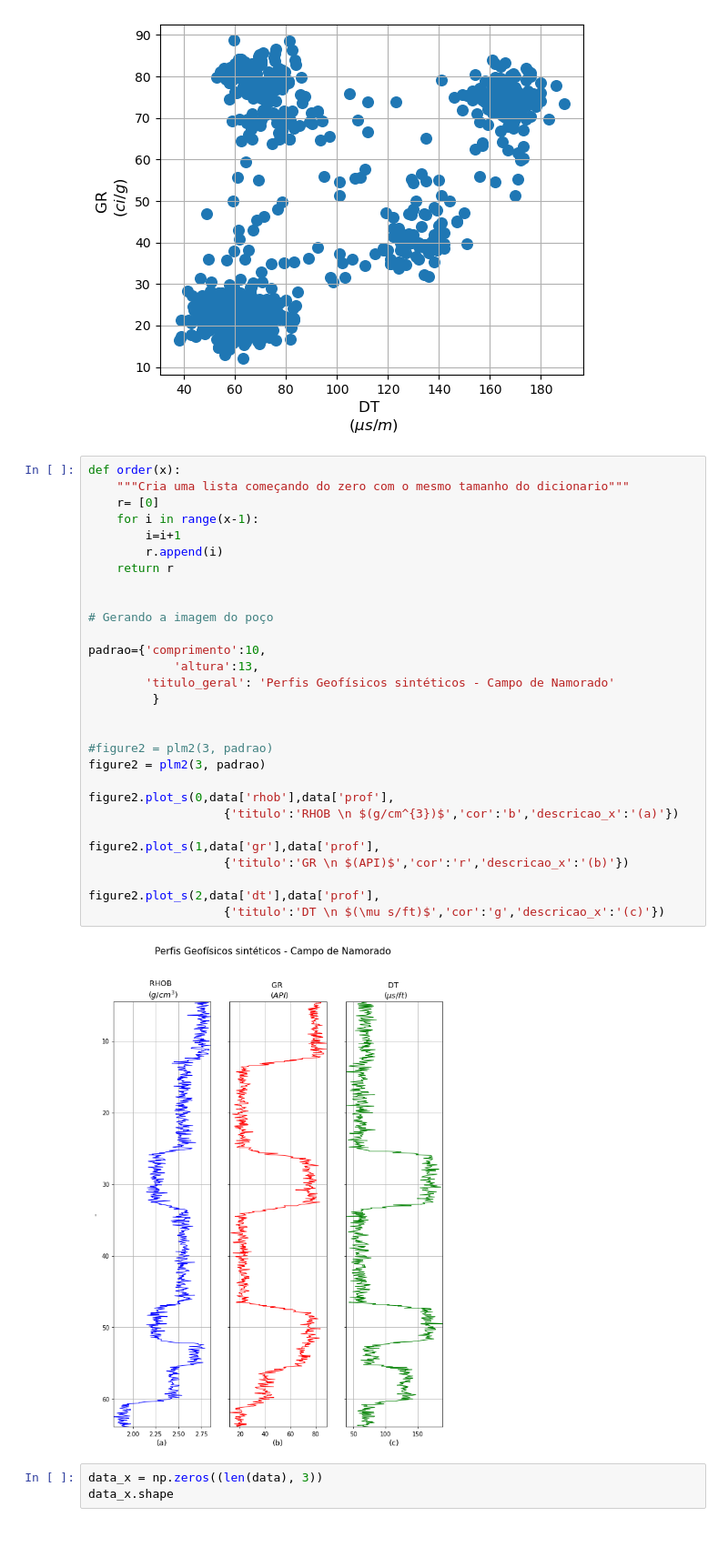
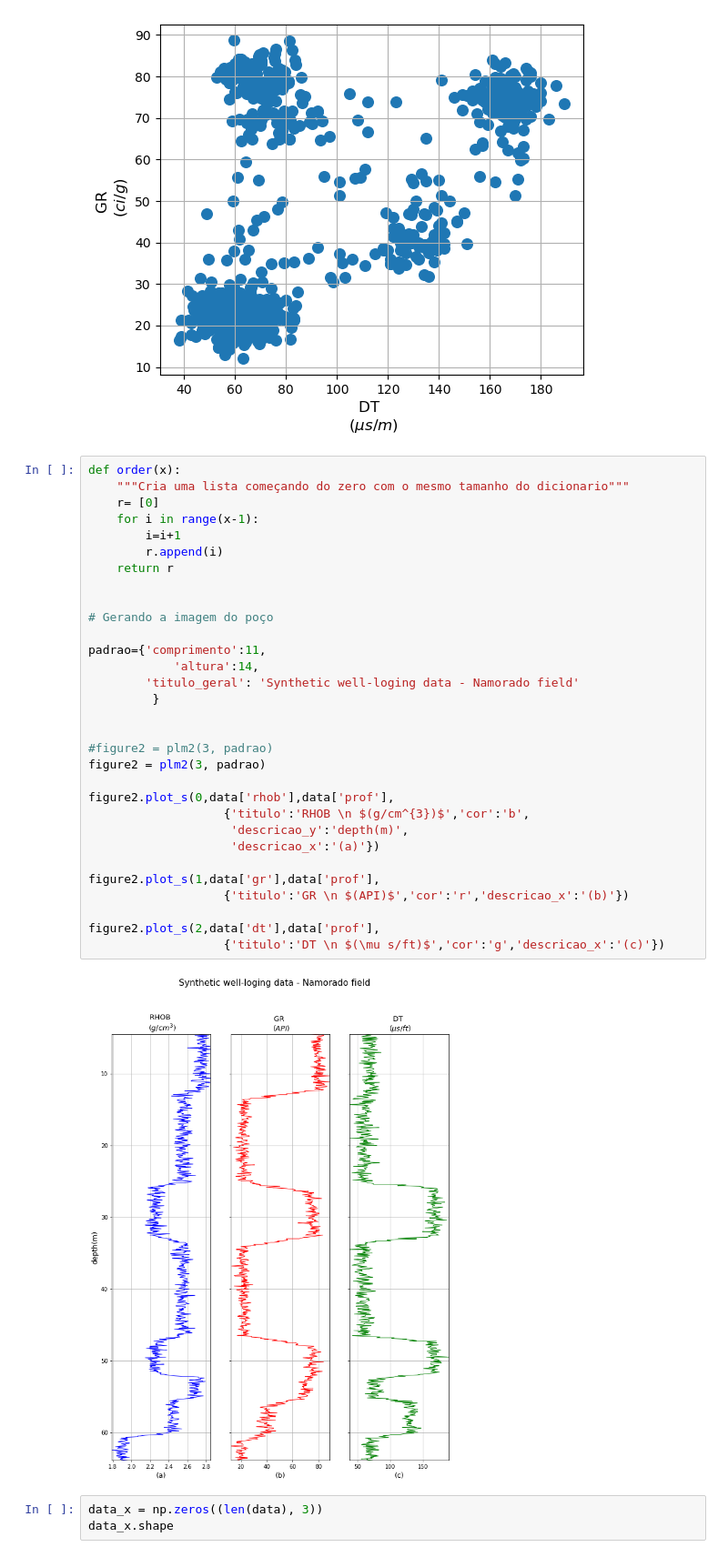
Before and after one commit to Ibsen-Gomes/Self_Organizing_Maps, a Jupyter notebook: SOM_notebook.ipynb, the cells around one changed output. Shown at 91% size. Cells and saved outputs as stored; diff of their text form.

```diff
--- a/SOM_notebook.ipynb
+++ b/SOM_notebook.ipynb
@@ -123,34 +123,36 @@ plt.show()
 # %%
 def order(x):
     """Cria uma lista começando do zero com o mesmo tamanho do dicionario"""
     r= [0]
     for i in range(x-1):
         i=i+1
         r.append(i)
     return r
 
 
 # Gerando a imagem do poço
 
-padrao={'comprimento':10,
-            'altura':13,
-        'titulo_geral': 'Perfis Geofísicos sintéticos - Campo de Namorado'
+padrao={'comprimento':11,
+            'altura':14,
+        'titulo_geral': 'Synthetic well-loging data - Namorado field'
          }
 
 
 #figure2 = plm2(3, padrao)
 figure2 = plm2(3, padrao)
 
 figure2.plot_s(0,data['rhob'],data['prof'],
-                   {'titulo':'RHOB \n $(g/cm^{3})$','cor':'b','descricao_x':'(a)'})
+                   {'titulo':'RHOB \n $(g/cm^{3})$','cor':'b',
+                    'descricao_y':'depth(m)',
+                    'descricao_x':'(a)'})
 
 figure2.plot_s(1,data['gr'],data['prof'],
                    {'titulo':'GR \n $(API)$','cor':'r','descricao_x':'(b)'})
 
 figure2.plot_s(2,data['dt'],data['prof'],
                    {'titulo':'DT \n $(\mu s/ft)$','cor':'g','descricao_x':'(c)'})
 # %% [output]
-[figure, old version]
+[figure, new version]
 # %%
 data_x = np.zeros((len(data), 3))
 data_x.shape
```
Also changed, not shown: parts of 6 cells of this notebook.
